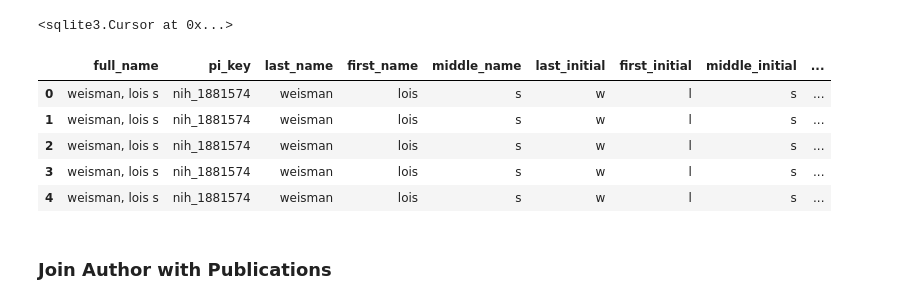
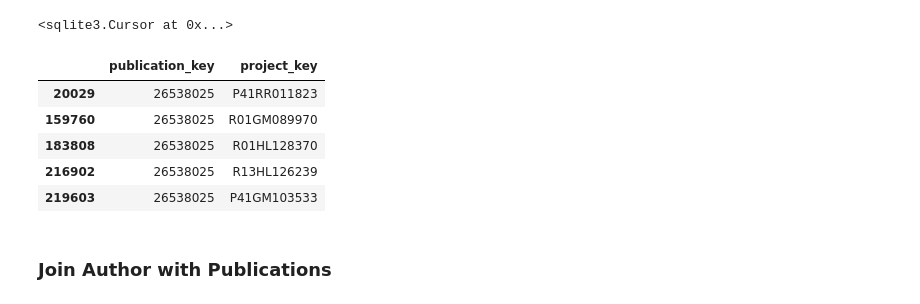
Before and after one commit to zhengweifz/nih_collaboration_network, a Jupyter notebook: data_exploration_only_fiscal_year_filter_by_cost.ipynb, the cells around one changed output. Saved outputs shown, nothing was run; the diff lists cells and outputs as text; code cells hidden in the pictures.

```diff
--- a/data_exploration_only_fiscal_year_filter_by_cost.ipynb
+++ b/data_exploration_only_fiscal_year_filter_by_cost.ipynb
@@ -362,18 +334,18 @@ con_analysis_db.execute('create index prjnum_index_prj_pub on prj_pub(project_ke
 con_analysis_db.execute('create index pubkey_index_prj_pub on prj_pub(publication_key);')
 # %% [output]
 <sqlite3.Cursor at 0x...>
+# %%
+df_prj_pub_link[df_prj_pub_link.publication_key==26538025]
+# %% [output]
+|  | publication_key | project_key |
+| 20029 | 26538025 | P41RR011823 |
+| 159760 | 26538025 | R01GM089970 |
+| 183808 | 26538025 | R01HL128370 |
+| 216902 | 26538025 | R13HL126239 |
+| 219603 | 26538025 | P41GM103533 |
 # %%
 df_study = df_study.merge(df_prj_pub_link, on='project_key', how='left')
 df_comp = df_comp.merge(df_prj_pub_link, on='project_key', how='left')
-# %%
-df_study.head(5)
-# %% [output]
-|  | full_name | pi_key | last_name | first_name | middle_name | last_initial | first_initial | middle_initial | ... |
-| 0 | weisman, lois s | nih_1881574 | weisman | lois | s | w | l | s | ... |
-| 1 | weisman, lois s | nih_1881574 | weisman | lois | s | w | l | s | ... |
-| 2 | weisman, lois s | nih_1881574 | weisman | lois | s | w | l | s | ... |
-| 3 | weisman, lois s | nih_1881574 | weisman | lois | s | w | l | s | ... |
-| 4 | weisman, lois s | nih_1881574 | weisman | lois | s | w | l | s | ... |
 # %% [markdown]
 ### Join Author with Publications
 # %%
```
Also changed, not shown: parts of 37 cells of this notebook, 3 other files.
